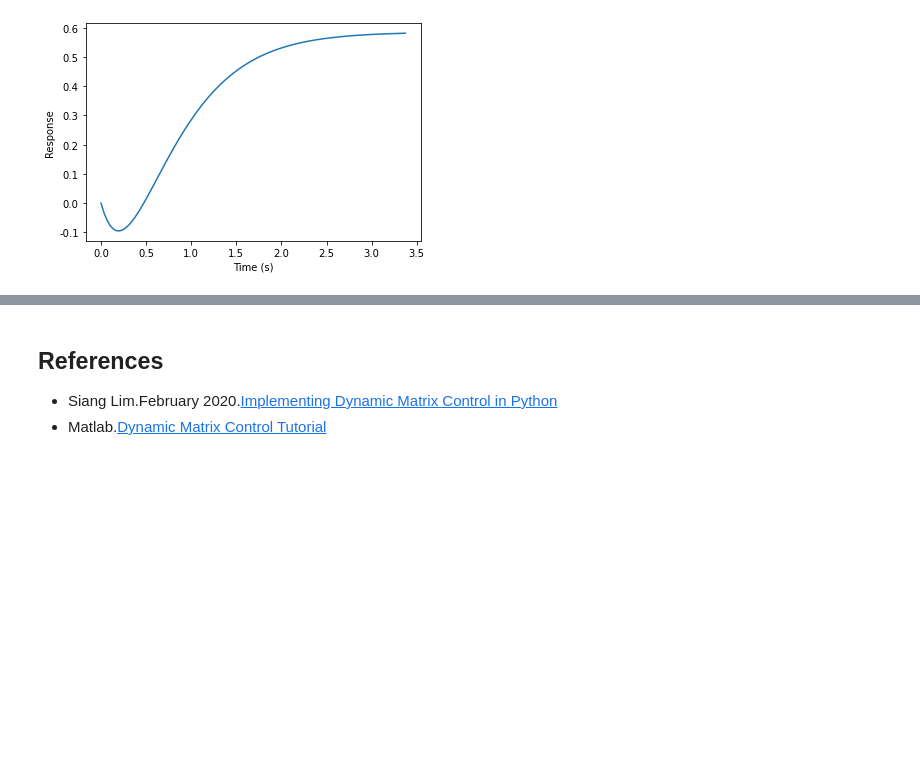
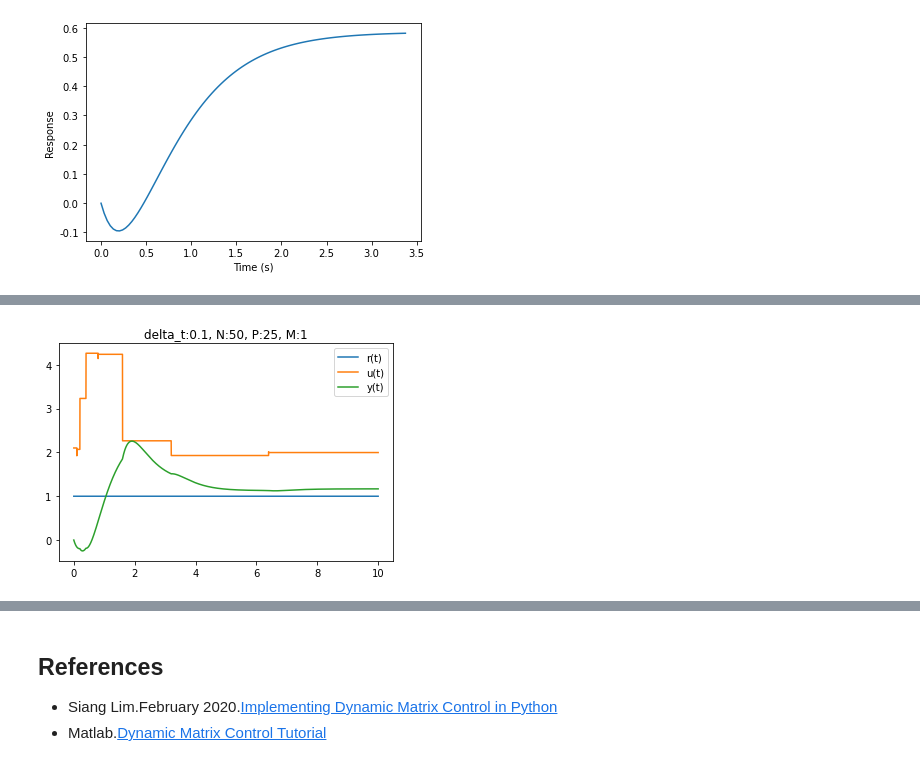
Before and after one commit to xsro/university-learning-code, a Jupyter notebook: 7预测控制/DynamicMatrixControl/Danamic-Matrix-Control.ipynb, the cells around one changed output, grey strips where cells are left out. Saved outputs shown, nothing was run; the diff lists cells and outputs as text; code cells hidden in the pictures; blank space fills up the shorter version.

```diff
--- a/7预测控制/DynamicMatrixControl/Danamic-Matrix-Control.ipynb
+++ b/7预测控制/DynamicMatrixControl/Danamic-Matrix-Control.ipynb
@@ -48,35 +101,71 @@ plt.show()
 # %%
-from simupy.block_diagram import BlockDiagram
-import simupy.systems
-
 def ModelPredictiveControl(delta_t,N,P,M):
-    #获取系统阶跃响应信号
-    T=np.arange(N+1)*delta_t
+    #获取系统阶跃响应信号，构造动态矩阵
+    T=np.arange(N)*delta_t
     (T,S)=control.step_response(Gp,T)
-    Wm=np.zeros((P,M))
-    Q=np.diagflat(np.ones((1,P)))
-    R=np.zeros((M,M))#np.diagflat(np.ones((1,M)))
+    Sf=np.zeros((P,M))
     for i in range(P):
         for j in range(M):
             if i+j>=min(M,P):
-                Wm[i,j]=S[i+j-min(M,P)+1]
-    a=(np.dot(np.dot(Wm.T,Q),Wm)+R)
-    Km=np.dot(np.linalg.inv(a),np.dot(Wm.T,Q))
+                Sf[i,j]=S[i+j-min(M,P)+1]
+    #确定代价函数的权重系数
+    Q=np.diagflat(np.ones((1,P)))
+    R=np.zeros((M,M))#np.diagflat(np.ones((1,M)))
+    #计算比例并取第一行
+    a=(np.dot(np.dot(Sf.T,Q),Sf)+R)
+    K=np.dot(np.linalg.inv(a),np.dot(Sf.T,Q))
+    K1=K[0,:]
 
-    h=np.ones((N+1,1))*0.5
-    lastU=0
+    # 构造误差加权向量及转移矩阵
+    h=0.5*np.ones(N)
+    h[0]=1
+    s=np.zeros((N,N))
+    for i in range(N-1):
+        s[i,i+1]=1
+    s[N-1,N-1]=1
+
     def MPC(t,input):
-        global lastU
+        global lastU,y0
+        if t==0:
+            lastU=0 #上一次的控制信号
+            y0=np.zeros((N)) #模型预测值
         if t%delta_t == 0:
             [y,r]=input
-            y0=np.ones((N+1,1))*r # 目标值
-            Yr=np.ones((P,1))*r #目标值
+            yr=np.ones((P))*r #目标值
             ycor=y0+h*(y-y0[0])
-            y0=np.dot(S,ycor)
-            E=Yr-y0
-            Um=np.dot(Km,E)
-            lastU=Um[0]
-            return np.array(Um[0])
-        else:
-            return np.array(lastU)
+
+            y0=np.dot(s,ycor)
+            e=yr-y0[0:P]
+            du=np.dot(K1,e.T)
+            du=0 if abs(du)>100 else du
+            y0=y0+S*du
+            lastU=lastU+du
+        return np.array(lastU)
     return MPC
+list=[
+    (0.1,50,25,1),
+    (0.1,50,10,1),
+    (0.1,50,8,1),
+    (0.1,50,7,1),
+]
+for (delta_t,N,P,M) in list:
+    title="delta_t:%.1f, N:%d, P:%d, M:%d"%(delta_t,N,P,M)
+
+    controller=simupy.systems.SystemFromCallable(
+        ModelPredictiveControl(delta_t,N,P,M),
+        2,1)
+
+    BD=BlockDiagram(controller,process,ref)
+    BD.connect(controller,process)
+    BD.connect(process,controller,outputs=[0],inputs=[0])
+    BD.connect(ref,controller,outputs=[0],inputs=[1])
+
+    result=BD.simulate(np.arange(0,10,0.001))
+    plt.plot(result.t, result.y[:,2], label="r(t)")
+    plt.plot(result.t, result.y[:,0],"-", label="u(t)")
+    plt.plot(result.t, result.y[:,1],label="y(t)")
+    plt.title(title)
+    plt.legend()
+    plt.show()
+# %% [output]
+[figure, added]
```
Also changed, not shown: parts of 9 cells of this notebook, 1 other file.
